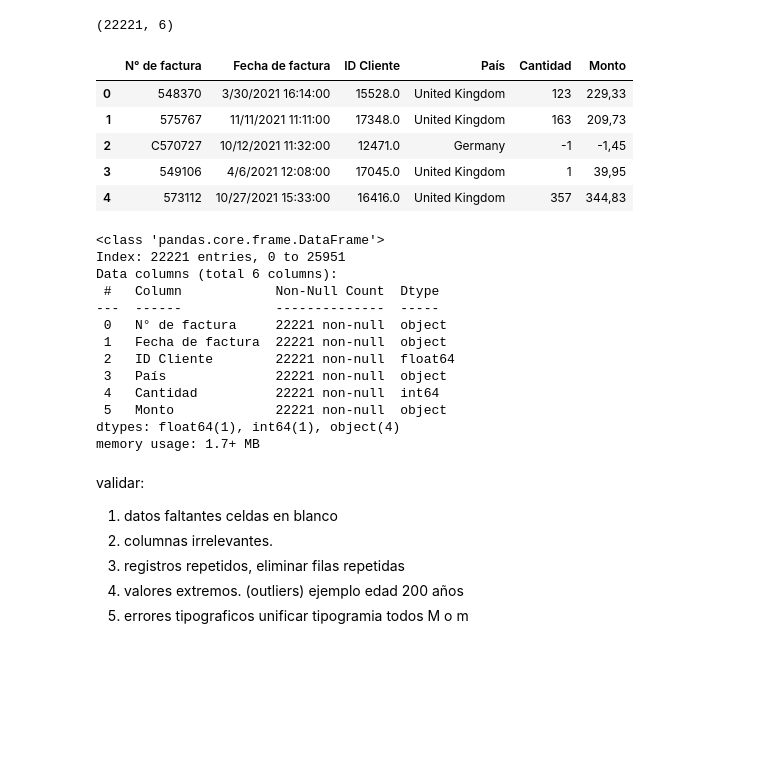
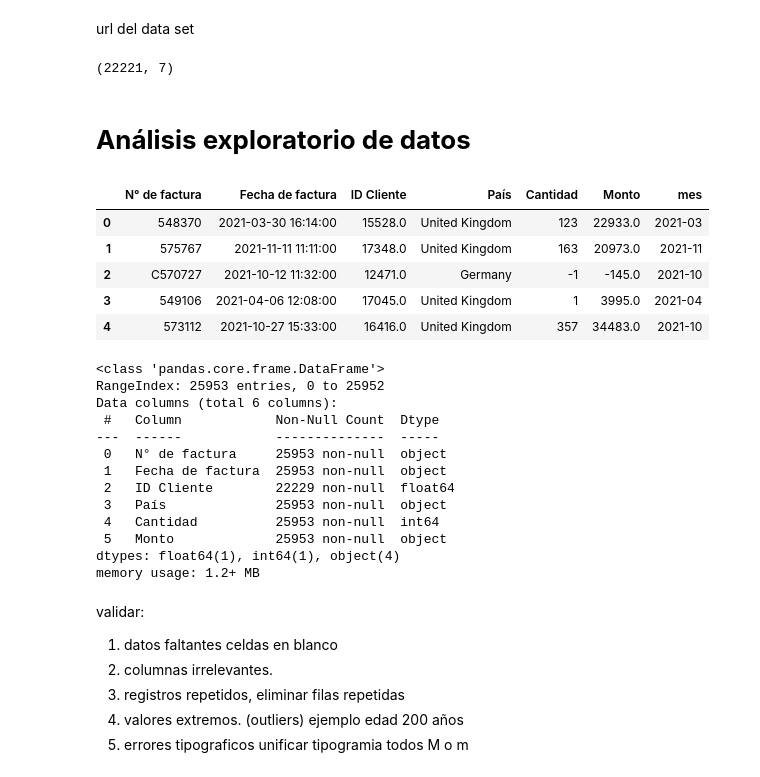
Before and after one commit to RolandoOrtizB/Bootcamp, a Jupyter notebook: Proyecto20042024.ipynb, the cells around one changed output. Cells and saved outputs as stored; diff of their text form; code cells hidden in the pictures; blank space fills up the shorter version.

```diff
--- a/Proyecto20042024.ipynb
+++ b/Proyecto20042024.ipynb
@@ -7,36 +18,40 @@ import seaborn as sns
 # %%
 ruta ='/ventas-por-factura.csv'
 df = pd.read_csv(ruta)
+# %% [markdown]
+url del data set
 # %%
-print(data.shape)
+print(df.shape)
 # %% [output]
-(22221, 6)
+(22221, 7)
+# %% [markdown]
+# **Análisis exploratorio de datos**
 # %%
-data.head()
+df.head()
 # %% [output]
-|  | N° de factura | Fecha de factura | ID Cliente | País | Cantidad | Monto |
-| 0 | 548370 | 3/30/2021 16:14:00 | 15528.0 | United Kingdom | 123 | 229,33 |
-| 1 | 575767 | 11/11/2021 11:11:00 | 17348.0 | United Kingdom | 163 | 209,73 |
-| 2 | C570727 | 10/12/2021 11:32:00 | 12471.0 | Germany | -1 | -1,45 |
-| 3 | 549106 | 4/6/2021 12:08:00 | 17045.0 | United Kingdom | 1 | 39,95 |
-| 4 | 573112 | 10/27/2021 15:33:00 | 16416.0 | United Kingdom | 357 | 344,83 |
+|  | N° de factura | Fecha de factura | ID Cliente | País | Cantidad | Monto | mes |
+| 0 | 548370 | 2021-03-30 16:14:00 | 15528.0 | United Kingdom | 123 | 22933.0 | 2021-03 |
+| 1 | 575767 | 2021-11-11 11:11:00 | 17348.0 | United Kingdom | 163 | 20973.0 | 2021-11 |
+| 2 | C570727 | 2021-10-12 11:32:00 | 12471.0 | Germany | -1 | -145.0 | 2021-10 |
+| 3 | 549106 | 2021-04-06 12:08:00 | 17045.0 | United Kingdom | 1 | 3995.0 | 2021-04 |
+| 4 | 573112 | 2021-10-27 15:33:00 | 16416.0 | United Kingdom | 357 | 34483.0 | 2021-10 |
 # %%
 #validar si los espacios son categorica y numerica, se realiza validacion para tipo de la infomacion con data.info()  int64 numerica, object categorica, float64 flotante
-data.info()
+df.info()
 # %% [output]
 <class 'pandas.core.frame.DataFrame'>
-Index: 22221 entries, 0 to 25951
+RangeIndex: 25953 entries, 0 to 25952
 Data columns (total 6 columns):
  #   Column            Non-Null Count  Dtype
 ---  ------            --------------  -----
- 0   N° de factura     22221 non-null  object
- 1   Fecha de factura  22221 non-null  object
- 2   ID Cliente        22221 non-null  float64
- 3   País              22221 non-null  object
- 4   Cantidad          22221 non-null  int64
- 5   Monto             22221 non-null  object
+ 0   N° de factura     25953 non-null  object
+ 1   Fecha de factura  25953 non-null  object
+ 2   ID Cliente        22229 non-null  float64
+ 3   País              25953 non-null  object
+ 4   Cantidad          25953 non-null  int64
+ 5   Monto             25953 non-null  object
 dtypes: float64(1), int64(1), object(4)
-memory usage: 1.7+ MB
+memory usage: 1.2+ MB
 # %% [markdown]
 validar:
 1. datos faltantes celdas en blanco
```
Also changed, not shown: parts of 10 cells of this notebook.
